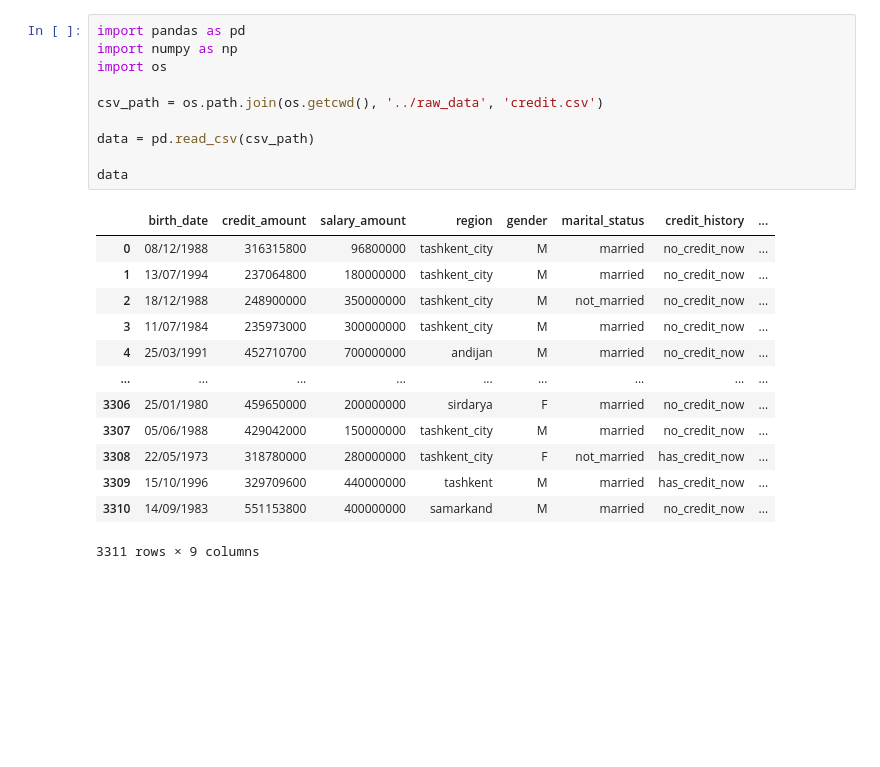
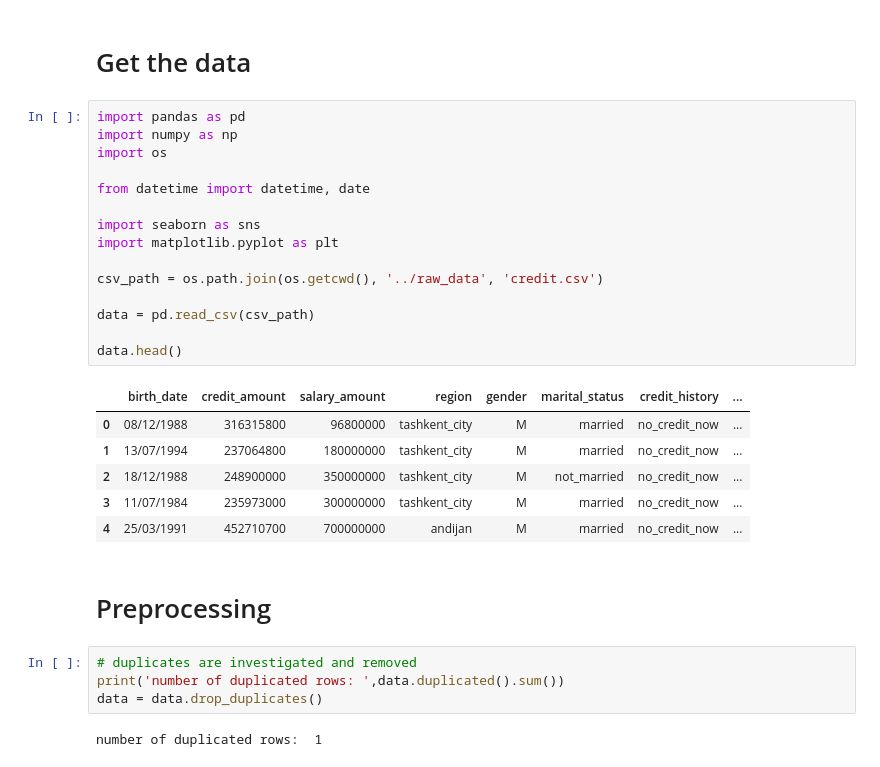
Before and after one commit to KomiljonNasrullaev/aliftech, a Jupyter notebook: notebooks/aliftech.ipynb, the cells around one changed output. Saved outputs shown, nothing was run; the diff lists cells and outputs as text; blank space fills up the shorter version.

Commit message:
data cleaning and feature engineering done

```diff
--- a/notebooks/aliftech.ipynb
+++ b/notebooks/aliftech.ipynb
@@ -1,24 +10,32 @@
+# %% [markdown]
+# Get the data
 # %%
 import pandas as pd
 import numpy as np
 import os
 
+from datetime import datetime, date
+
+import seaborn as sns
+import matplotlib.pyplot as plt
+
 csv_path = os.path.join(os.getcwd(), '../raw_data', 'credit.csv')
 
 data = pd.read_csv(csv_path)
 
-data
+data.head()
 # %% [output]
 |  | birth_date | credit_amount | salary_amount | region | gender | marital_status | credit_history | ... |
 | 0 | 08/12/1988 | 316315800 | 96800000 | tashkent_city | M | married | no_credit_now | ... |
 | 1 | 13/07/1994 | 237064800 | 180000000 | tashkent_city | M | married | no_credit_now | ... |
 | 2 | 18/12/1988 | 248900000 | 350000000 | tashkent_city | M | not_married | no_credit_now | ... |
 | 3 | 11/07/1984 | 235973000 | 300000000 | tashkent_city | M | married | no_credit_now | ... |
 | 4 | 25/03/1991 | 452710700 | 700000000 | andijan | M | married | no_credit_now | ... |
-| ... | ... | ... | ... | ... | ... | ... | ... | ... |
-| 3306 | 25/01/1980 | 459650000 | 200000000 | sirdarya | F | married | no_credit_now | ... |
-| 3307 | 05/06/1988 | 429042000 | 150000000 | tashkent_city | M | married | no_credit_now | ... |
-| 3308 | 22/05/1973 | 318780000 | 280000000 | tashkent_city | F | not_married | has_credit_now | ... |
-| 3309 | 15/10/1996 | 329709600 | 440000000 | tashkent | M | married | has_credit_now | ... |
-| 3310 | 14/09/1983 | 551153800 | 400000000 | samarkand | M | married | no_credit_now | ... |
-3311 rows × 9 columns
+# %% [markdown]
+# Preprocessing
+# %%
+# duplicates are investigated and removed
+print('number of duplicated rows: ',data.duplicated().sum())
+data = data.drop_duplicates()
+# %% [output]
+number of duplicated rows:  1
```
Also changed, not shown: parts of 41 cells of this notebook.
